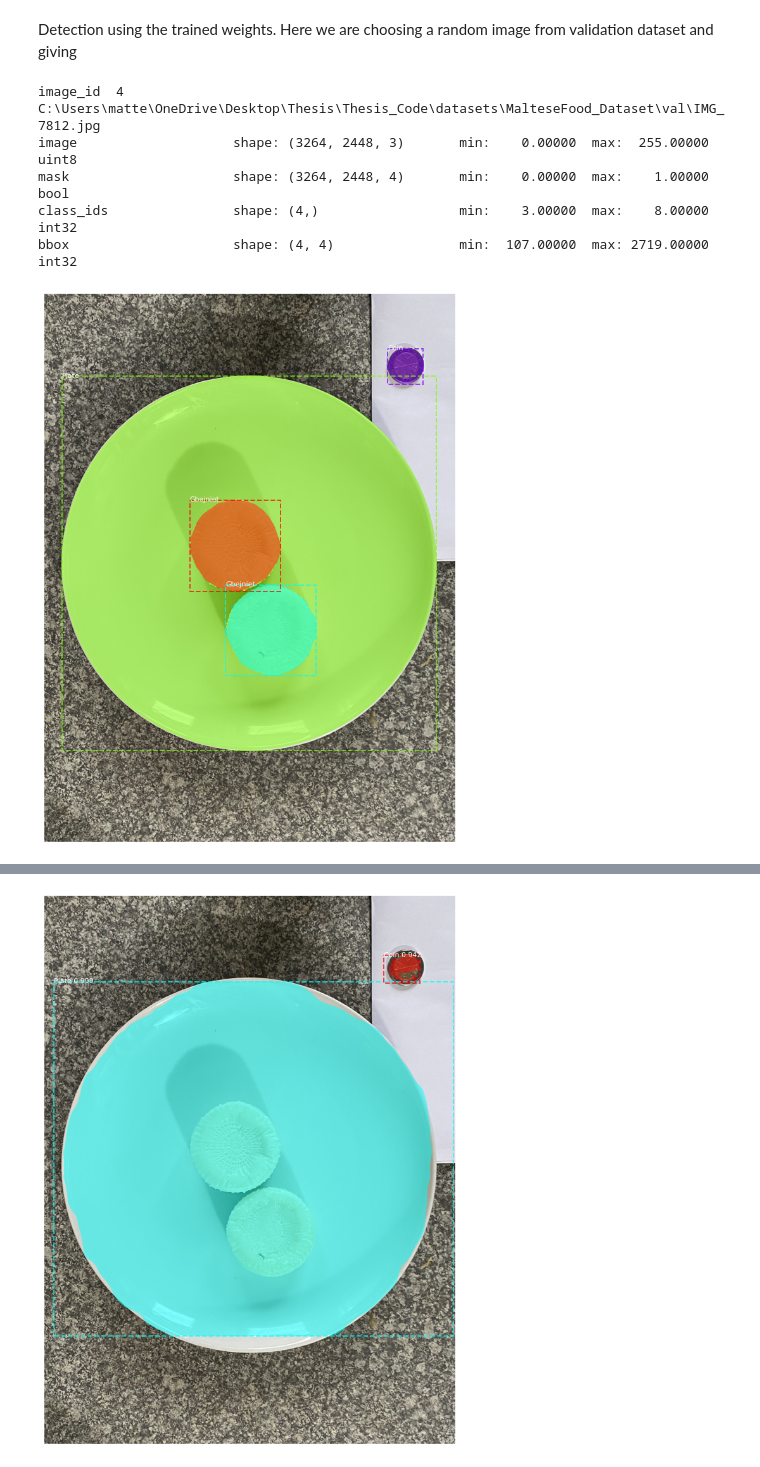
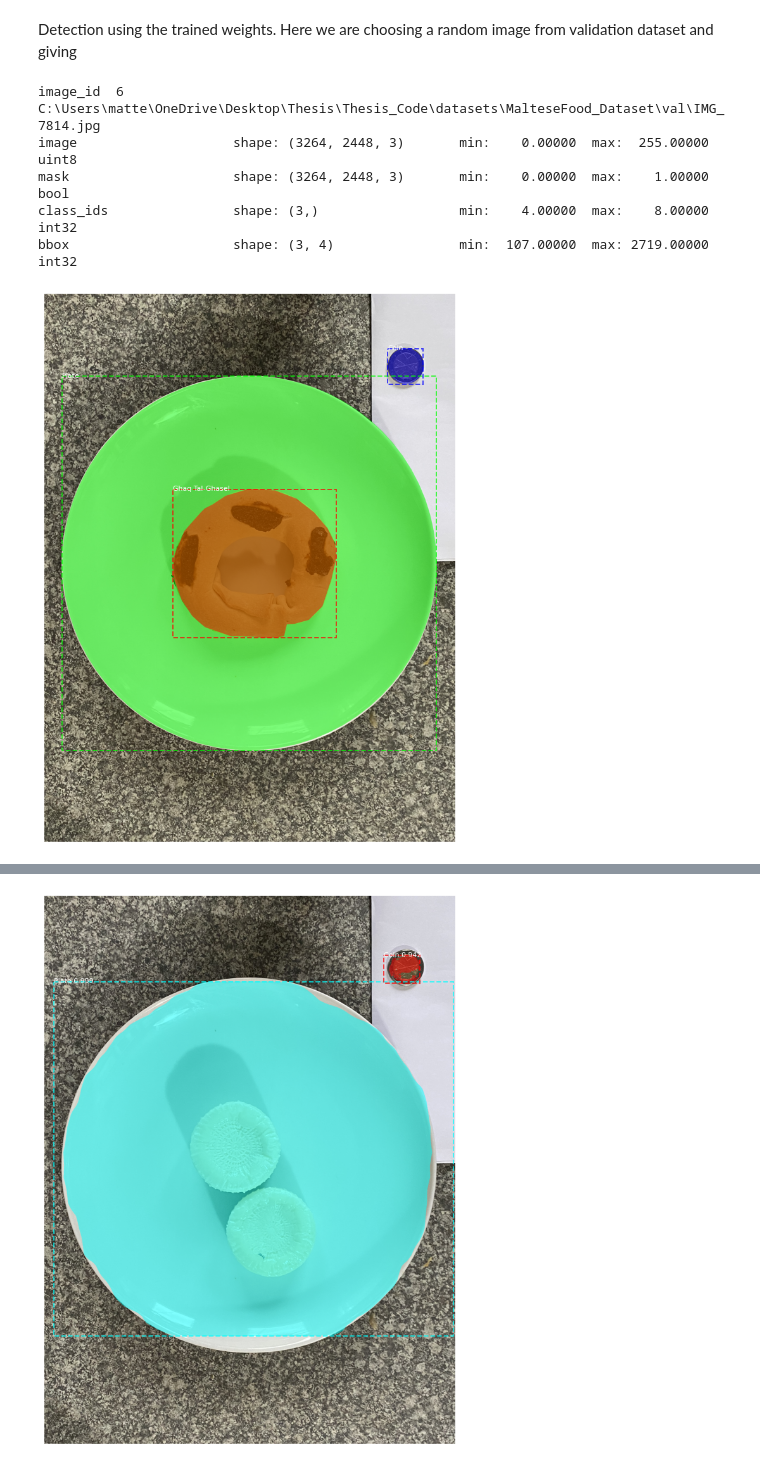
Before and after one commit to MatteiVella/Thesis, a Jupyter notebook: Thesis_Code/food_mask/image_based_food_calorie_estimation .ipynb, the cells around one changed output, grey strips where cells are left out. Cells and saved outputs as stored; diff of their text form; code cells hidden in the pictures.

```diff
--- a/Thesis_Code/food_mask/image_based_food_calorie_estimation .ipynb
+++ b/Thesis_Code/food_mask/image_based_food_calorie_estimation .ipynb
@@ -230,33 +231,33 @@ Loading weights from  C://Users//matte//OneDrive//Desktop//Thesis//Thesis_Code//
 # %% [markdown]
 Detection using the trained weights. Here we are choosing a random image from validation dataset and giving
 # %%
-#random.seed(12)
+random.seed(3)
 #Image_id 5 is good
-image_id = random.choice(dataset_val
-                           .image_ids)
+image_id = 6#random.choice(dataset_val
+             #              .image_ids)
 #image_id = 59
 image = dataset_val.load_image(image_id)
 mask, class_ids = dataset_val.load_mask(image_id)
 # Compute Bounding box
 bbox = utils.extract_bboxes(mask)
 
 
 # Display image and additional stats
 print("image_id ", image_id, dataset_val.image_reference(image_id))
 log("image", image)
 log("mask", mask)
 log("class_ids", class_ids)
 log("bbox", bbox)
 #("Image Id ",image_id)
 
 # Display image and instances
 visualize.display_instances(image, bbox, mask, class_ids, dataset_val.class_names)
 
 original_image=image
 # %% [output]
-image_id  4 C:\Users\matte\OneDrive\Desktop\Thesis\Thesis_Code\datasets\MalteseFood_Dataset\val\IMG_7812.jpg
+image_id  6 C:\Users\matte\OneDrive\Desktop\Thesis\Thesis_Code\datasets\MalteseFood_Dataset\val\IMG_7814.jpg
 image                    shape: (3264, 2448, 3)       min:    0.00000  max:  255.00000  uint8
-mask                     shape: (3264, 2448, 4)       min:    0.00000  max:    1.00000  bool
-class_ids                shape: (4,)                  min:    3.00000  max:    8.00000  int32
-bbox                     shape: (4, 4)                min:  107.00000  max: 2719.00000  int32
+mask                     shape: (3264, 2448, 3)       min:    0.00000  max:    1.00000  bool
+class_ids                shape: (3,)                  min:    4.00000  max:    8.00000  int32
+bbox                     shape: (3, 4)                min:  107.00000  max: 2719.00000  int32
-[figure, old version]
+[figure, new version]
```
Also changed, not shown: parts of 4 cells of this notebook, 2 other files.
